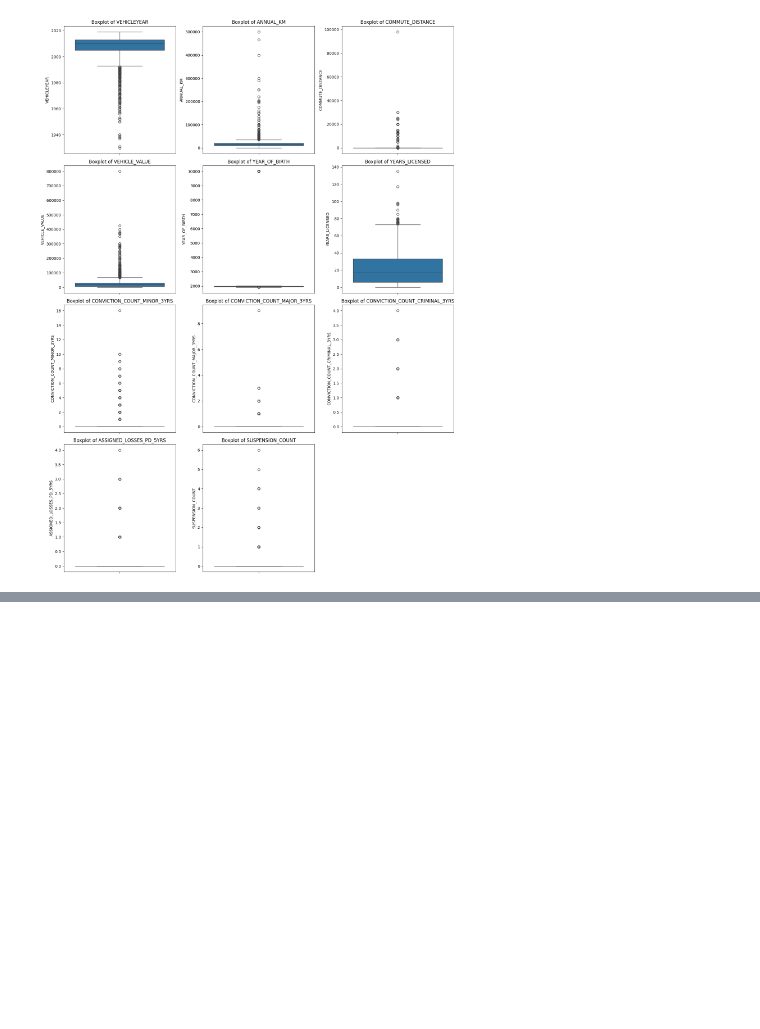
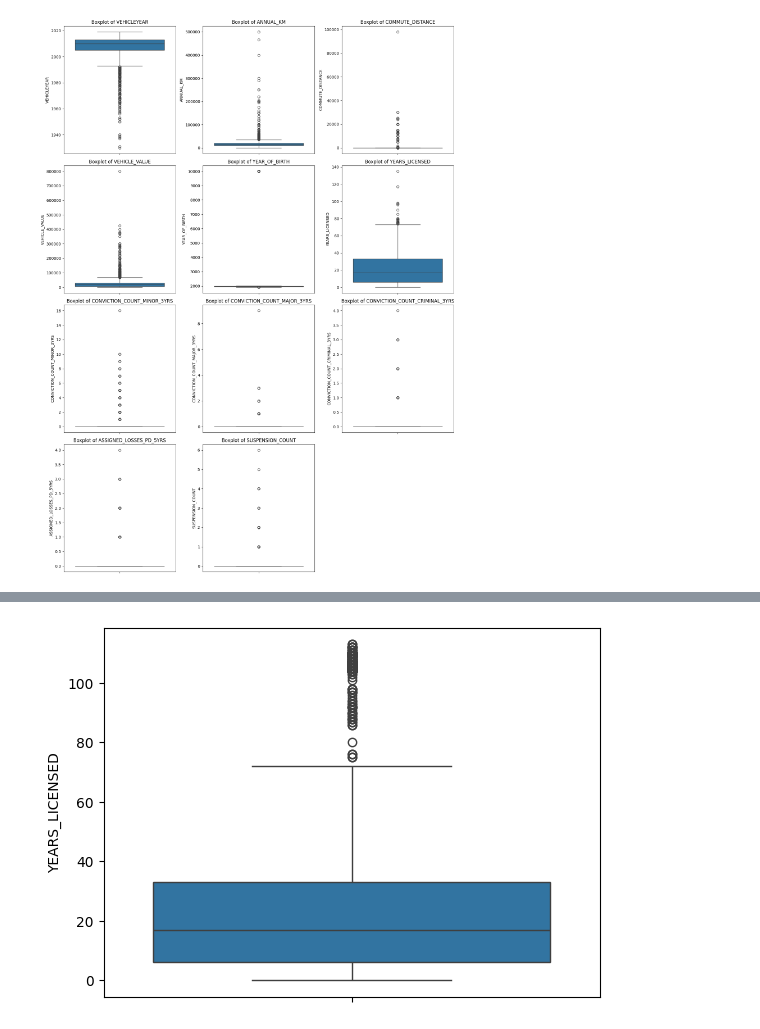
Before and after one commit to stephanieajah/6100-Project-Two, a Jupyter notebook: Insurance_Purchase_Prediction_Model.ipynb, the cells around one changed output, grey strips where cells are left out. Drawn from its saved outputs; the diff is of its cells as text; code cells hidden in the pictures; blank space fills up the shorter version.

```diff
--- a/Insurance_Purchase_Prediction_Model.ipynb
+++ b/Insurance_Purchase_Prediction_Model.ipynb
@@ -246,0 +243,15 @@ Index([   581,    793,    828,   1356,   1544,   2937,   2939,   3366,   4297,
+# %%
+# Indexing values to replace in years licensed
+index_to_replace = train_df[train_df['YEARS_LICENSED']>=70].index
+
+# values to replace years licensed above 70
+yr_licensed_approx = 2016 - train_df.loc[index_to_replace, 'YEAR_OF_BIRTH'] + 18
+
+
+# Replace specific values in a column
+train_df.loc[index_to_replace, 'YEARS_LICENSED'] = yr_licensed_approx
+# %%
+# Plotting out the cleaned variable
+sns.boxplot(y =train_df['YEARS_LICENSED'], data=train_df);
+# %% [output]
+[figure, added]
```
Also changed, not shown: parts of 3 cells of this notebook.
